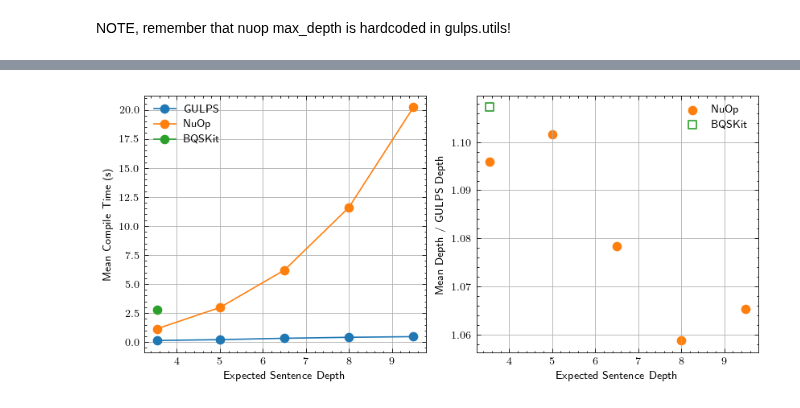
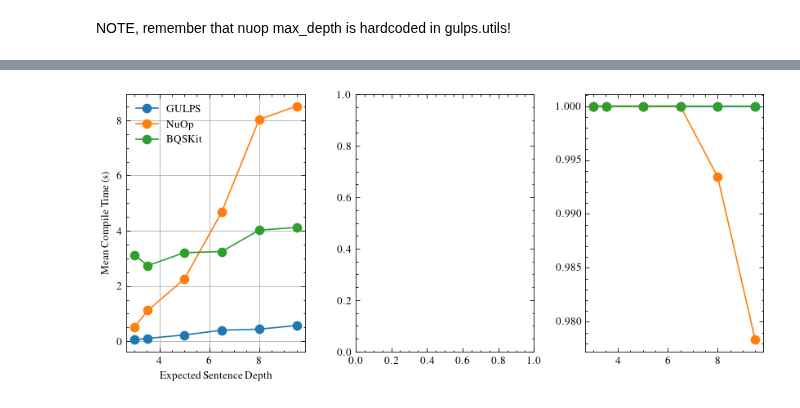
Before and after one commit to evmckinney9/gulps, a Jupyter notebook: src/notebooks/01_comparison.ipynb, the cells around one changed output, grey strips where cells are left out. Saved outputs shown, nothing was run; the diff lists cells and outputs as text; code cells hidden in the pictures.

```diff
--- a/src/notebooks/01_comparison.ipynb
+++ b/src/notebooks/01_comparison.ipynb
@@ -234,6 +129,7 @@ isa_library = {
 NOTE, remember that nuop max_depth is hardcoded in gulps.utils!
 # %%
 results = []
+fid_results = {"gulps": [], "nuop": [], "bqskit": []}
 expected_depths = []
 nuop_cost_ratio = []
 bqskit_cost_ratio = []
@@ -250,8 +146,11 @@ for isa_name, (gulps_isa, nuop_params, bqskit_gateset) in isa_library.items():
     bqskit_cost_list = []
     expected_depth = expected_costs(gulps_decomposer.isa.coverage_set)[1]
     expected_depths.append(expected_depth)
+    fid_results["gulps"].append([])
+    fid_results["nuop"].append([])
+    fid_results["bqskit"].append([])
 
-    for idx in tqdm(range(100), leave=False):
+    for idx in tqdm(range(8), leave=False):
         u_target = random_unitary(4, seed=idx)
 
         # GULPS
@@ -260,8 +159,11 @@ for isa_name, (gulps_isa, nuop_params, bqskit_gateset) in isa_library.items():
             qc = gulps_decomposer(u_target)
             t1 = perf_counter()
             results.append(("gulps", isa_name, expected_depth, t1 - t0))
+            fid = average_gate_fidelity(u_target, Operator(qc))
+            fid_results["gulps"][-1].append(fid)
         except:
-            pass
+            continue
+            raise Exception(f"GULPS failed for {isa_name} with input {u_target}")
 
         # NuOp
         try:
@@ -272,6 +174,8 @@ for isa_name, (gulps_isa, nuop_params, bqskit_gateset) in isa_library.items():
             nuop_cost_list.append(len(circuit_to_dag(nuop_output).two_qubit_ops()))
             t1 = perf_counter()
             results.append(("nuop", isa_name, expected_depth, t1 - t0))
+            fid = average_gate_fidelity(u_target, Operator(nuop_output))
+            fid_results["nuop"][-1].append(fid)
         except:
             raise Exception(f"NuOp failed for {isa_name} with input {u_target}")
 
@@ -289,6 +193,11 @@ for isa_name, (gulps_isa, nuop_params, bqskit_gateset) in isa_library.items():
 
                 t1 = perf_counter()
                 results.append(("bqskit", isa_name, expected_depth, t1 - t0))
+                fid = average_gate_fidelity(
+                    u_target, Operator(bqskit_output.get_unitary()._utry)
+                )
+
+                fid_results["bqskit"][-1].append(fid)
             except:
                 raise Exception(f"BQSKit failed for {isa_name} with input {u_target}")
 
@@ -316,54 +226,65 @@ colors = {"gulps": "tab:blue", "nuop": "tab:orange", "bqskit": "tab:green"}
 # Organize: compiler → depth → list of durations
 timing_data = defaultdict(lambda: defaultdict(list))
 for compiler, isa_name, expected_depth, compile_time in results:
     timing_data[compiler][expected_depth].append(compile_time)
 
 # Extract one expected depth per ISA (GULPS value is always used)
 isa_names = list(isa_library.keys())
 # Plot style
 with plt.style.context(["ieee", "science", "use_mathtext"]):
-    fig, (ax_time, ax_cost) = plt.subplots(1, 2, figsize=(7, 3.2), dpi=120)
+    fig, (ax_time, ax_cost, ax_fid) = plt.subplots(1, 3, figsize=(7, 3.2), dpi=120)
 
     # === Left: Compile Time vs Expected Depth ===
     for compiler in ["gulps", "nuop", "bqskit"]:
         if compiler not in timing_data:
             continue
         depths = sorted(timing_data[compiler])
         means = [np.mean(timing_data[compiler][d]) for d in depths]
         ax_time.plot(
             depths, means, "o-", label=compiler_labels[compiler], color=colors[compiler]
         )
 
     ax_time.set_xlabel("Expected Sentence Depth")
     ax_time.set_ylabel("Mean Compile Time (s)")
     ax_time.legend()
     ax_time.grid(True)
     # ax_time.set_yscale("log")
 
-    # === Right: Cost Ratio vs Expected Depth ===
-    ax_cost.scatter(
-        expected_depths,
-        nuop_cost_ratio,
-        color=colors["nuop"],
-        label="NuOp",
-        marker="o",
-    )
-    ax_cost.scatter(
-        expected_depths,
-        [r if r is not None else np.nan for r in bqskit_cost_ratio],
-        color=colors["bqskit"],
-        label="BQSKit",
-        marker="s",
-        facecolors="none",
-        linewidths=1.0,
-    )
+    # # === Right: Cost Ratio vs Expected Depth ===
+    # ax_cost.scatter(
+    #     expected_depths,
+    #     nuop_cost_ratio,
+    #     color=colors["nuop"],
+    #     label="NuOp",
+    #     marker="o",
+    # )
+    # ax_cost.scatter(
+    #     expected_depths,
+    #     [r if r is not None else np.nan for r in bqskit_cost_ratio],
+    #     color=colors["bqskit"],
+    #     label="BQSKit",
+    #     marker="s",
+    #     facecolors="none",
+    #     linewidths=1.0,
+    # )
 
-    ax_cost.set_xlabel("Expected Sentence Depth")
-    ax_cost.set_ylabel("Mean Depth / GULPS Depth")
-    ax_cost.grid(True)
-    ax_cost.legend()
+    # ax_cost.set_xlabel("Expected Sentence Depth")
+    # ax_cost.set_ylabel("Mean Depth / GULPS Depth")
+    # ax_cost.grid(True)
+    # ax_cost.legend()
+
+    # plot fid_results on ax_fid
+    # fid_results is a dictionary containing name:[[], []] nested list
+    for compiler in ["gulps", "nuop", "bqskit"]:
+        if compiler not in fid_results:
+            continue
+        depths = expected_depths
+        means = [np.mean(fid_results[compiler][d]) for d in range(len(depths))]
+        ax_fid.plot(
+            depths, means, "o-", label=compiler_labels[compiler], color=colors[compiler]
+        )
 
     fig.tight_layout()
-plt.show()
+    plt.show()
 # %% [output]
-[figure, old version]
+[figure, new version]
```
Also changed, not shown: parts of 5 cells of this notebook, 7 other files.
